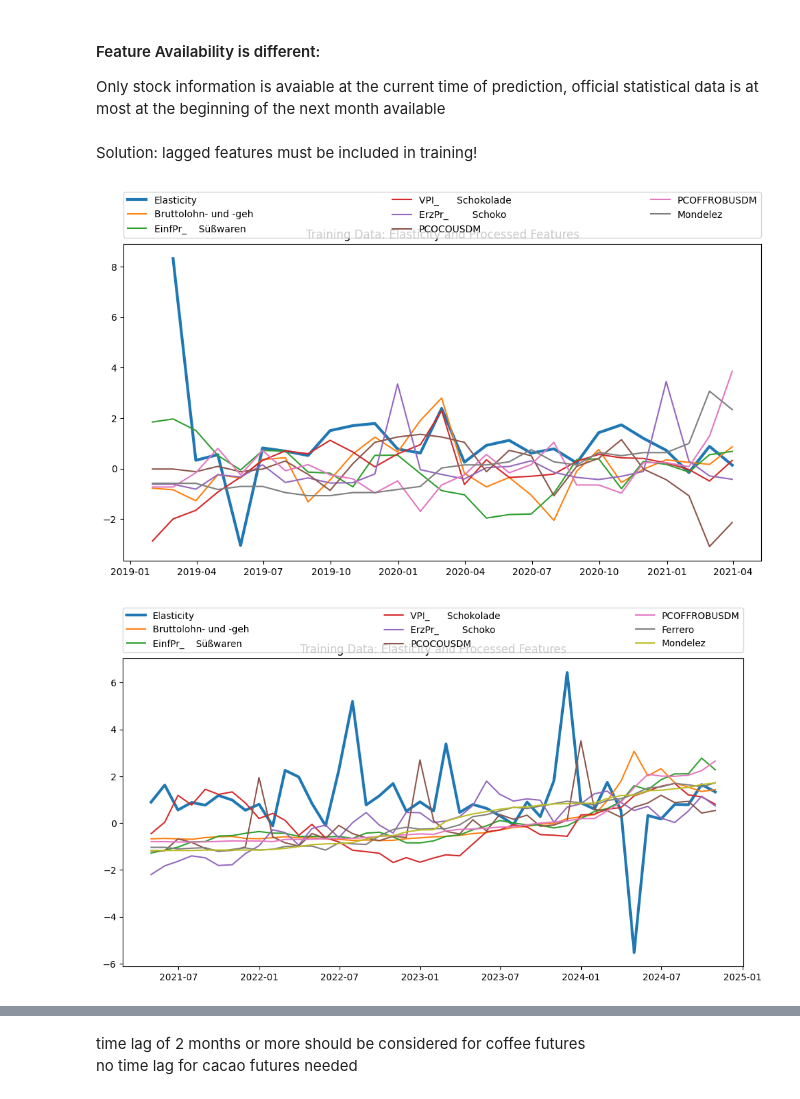
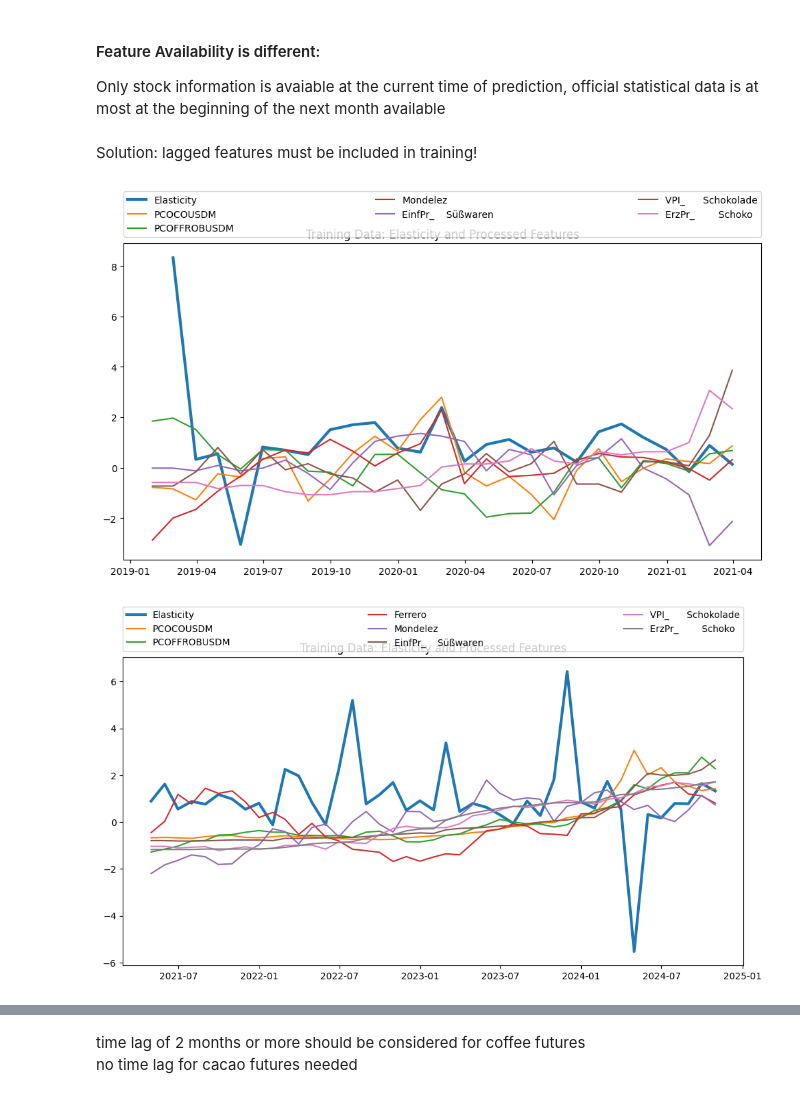
Before and after one commit to salimaabdalla/dpp_projekt_2026, a Jupyter notebook: notebooks/10_ARIMAX_monthly_updated_prediction.ipynb, the cells around one changed output, grey strips where cells are left out. Saved outputs shown, nothing was run; the diff lists cells and outputs as text; code cells hidden in the pictures.

Commit message:
ARIMAX pred on batches with eva

```diff
--- a/notebooks/10_ARIMAX_monthly_updated_prediction.ipynb
+++ b/notebooks/10_ARIMAX_monthly_updated_prediction.ipynb
@@ -83,7 +83,7 @@ df
 # %%
 # defining target and features
 target = 'elasticity'
-feature_names = df.iloc[:, [25,88,93,78,166,167,168,169,170]].columns.tolist()          # 144 wert kaffee rausgenommen wegen inhalt der target var!
+feature_names = df.iloc[:, [88,93,78,166,167,168,169,170]].columns.tolist()          # 144 wert kaffee rausgenommen wegen inhalt der target var!
 features =  feature_names       # defining extra object for later additions
 # all features: features = [col for col in df.columns if col != target]
 
@@ -176,7 +175,7 @@ Solution: lagged features must be included in training!
 # %%
 # defining lagged features for batch 1
 
-features_lagged_1 = X_train_1.iloc[:, 0:4].shift(1)  # creating lagged features for the first 4 features in the training set of batch 1
+features_lagged_1 = X_train_1.iloc[:, 0:3].shift(1)  # creating lagged features for the first 4 features in the training set of batch 1
 features_lagged_names_1 = features_lagged_1.columns.tolist()  # storing the names of the lagged features in a separate list for later use
 features_lagged_1.columns = [col + '_lagged' for col in features_lagged_1.columns]  # renaming lagged features to distinguish them from original features
 features_lagged_1 = features_lagged_1.fillna(method='bfill')  # filling NaN values in lagged features with backward fill method
@@ -184,20 +183,20 @@ features_lagged_1 = features_lagged_1.fillna(method='ffill')  # filling remainin
 
 # combining original features with lagged features for training and dropping original features which are now redundant due to lagged features
 X_train_1_combined = pd.concat([X_train_1, features_lagged_1], axis=1)
-X_train_1_combined.drop(columns=feature_names[0:4], inplace=True)  # dropping original features which are now redundant due to lagged features
+X_train_1_combined.drop(columns=feature_names[0:3], inplace=True)  # dropping original features which are now redundant due to lagged features
 
 # same for test set
-features_lagged_test_1 = X_test_1.iloc[:, 0:4].shift(1)
+features_lagged_test_1 = X_test_1.iloc[:, 0:3].shift(1)
 features_lagged_test_1.columns = [col + '_lagged' for col in features_lagged_test_1.columns]  # renaming lagged features to distinguish them from original features
 # filling NaN values in lagged features with data from training set to avoid data leakage
 features_lagged_test_1 = features_lagged_test_1.fillna(features_lagged_1.iloc[-1])  # filling NaN values in lagged features with last row of lagged features from training set
 features_lagged_test_1 = features_lagged_test_1.fillna(features_lagged_1.iloc[0])  # filling remaining NaN values in lagged features with first row of lagged features from training set
 X_test_1_combined = pd.concat([X_test_1, features_lagged_test_1], axis=1)
-X_test_1_combined.drop(columns=feature_names[0:4], inplace=True)  # dropping original features which are now redundant due to lagged features
+X_test_1_combined.drop(columns=feature_names[0:3], inplace=True)  # dropping original features which are now redundant due to lagged features
 
 
 # defining lagged features for batch 2
-features_lagged_2 = X_train_2.iloc[:, 0:4].shift(1)  # creating lagged features for the first 4 features in the training set of batch 2
+features_lagged_2 = X_train_2.iloc[:, 0:3].shift(1)  # creating lagged features for the first 4 features in the training set of batch 2
 features_lagged_names_2 = features_lagged_2.columns.tolist()  # storing the names of the lagged features in a separate list for later use
 features_lagged_2.columns = [col + '_lagged' for col in features_lagged_2.columns]  # renaming lagged features to distinguish them from original features
 
@@ -207,20 +206,20 @@ features_lagged_2 = features_lagged_2.fillna(method='ffill')  # filling remainin
 
 # combining original features with lagged features for training and dropping original features which are now redundant due to lagged features
 X_train_2_combined = pd.concat([X_train_2, features_lagged_2], axis=1)
-X_train_2_combined.drop(columns=feature_names[0:4], inplace=True)  # dropping original features which are now redundant due to lagged features
+X_train_2_combined.drop(columns=feature_names[0:3], inplace=True)  # dropping original features which are now redundant due to lagged features
 
 # same for test set
-features_lagged_test_2 = X_test_2.iloc[:, 0:4].shift(1)
+features_lagged_test_2 = X_test_2.iloc[:, 0:3].shift(1)
 features_lagged_test_2.columns = [col + '_lagged' for col in features_lagged_test_2.columns]  # renaming lagged features to distinguish them from original features
 # filling NaN values in lagged features with data from training set to avoid data leakage
 features_lagged_test_2 = features_lagged_test_2.fillna(features_lagged_2.iloc[-1])  # filling NaN values in lagged features with last row of lagged features from training set
 features_lagged_test_2 = features_lagged_test_2.fillna(features_lagged_2.iloc[0])  # filling remaining NaN values in lagged features with first row of lagged features from training set
 X_test_2_combined = pd.concat([X_test_2, features_lagged_test_2], axis=1)
-X_test_2_combined.drop(columns=feature_names[0:4], inplace=True)  # dropping original features which are now redundant due to lagged features
+X_test_2_combined.drop(columns=feature_names[0:3], inplace=True)  # dropping original features which are now redundant due to lagged features
 
 
 # defining lagged features for batch 3
-features_lagged_3 = X_train_3.iloc[:, 0:4].shift(1)  # creating lagged features for the first 4 features in the training set of batch 3
+features_lagged_3 = X_train_3.iloc[:, 0:3].shift(1)  # creating lagged features for the first 4 features in the training set of batch 3
 features_lagged_names_3 = features_lagged_3.columns.tolist()  # storing the names of the lagged features in a separate list for later use
 features_lagged_3.columns = [col + '_lagged' for col in features_lagged_3.columns]  # renaming lagged features to distinguish them from original features
 # filling NaN values in lagged features with data from training set to avoid data leakage
@@ -229,15 +228,15 @@ features_lagged_3 = features_lagged_3.fillna(method='ffill')  # filling remainin
 
 # combining original features with lagged features for training and dropping original features which are now redundant due to lagged features
 X_train_3_combined = pd.concat([X_train_3, features_lagged_3], axis=1)
-X_train_3_combined.drop(columns=feature_names[0:4], inplace=True)  # dropping original features which are now redundant due to lagged features
+X_train_3_combined.drop(columns=feature_names[0:3], inplace=True)  # dropping original features which are now redundant due to lagged features
 # same for test set
-features_lagged_test_3 = X_test_3.iloc[:, 0:4].shift(1)
+features_lagged_test_3 = X_test_3.iloc[:, 0:3].shift(1)
 features_lagged_test_3.columns = [col + '_lagged' for col in features_lagged_test_3.columns]  # renaming lagged features to distinguish them from original features
 # filling NaN values in lagged features with data from training set to avoid data leakage
 features_lagged_test_3 = features_lagged_test_3.fillna(features_lagged_3.iloc[-1])  # filling NaN values in lagged features with last row of lagged features from training set
 features_lagged_test_3 = features_lagged_test_3.fillna(features_lagged_3.iloc[0])  # filling remaining NaN values in lagged features with first row of lagged features from training set
 X_test_3_combined = pd.concat([X_test_3, features_lagged_test_3], axis=1)
-X_test_3_combined.drop(columns=feature_names[0:4], inplace=True)  # dropping original features which are now redundant due to lagged features
+X_test_3_combined.drop(columns=feature_names[0:3], inplace=True)  # dropping original features which are now redundant due to lagged features
 # %%
 # imputation and scaling of features for batch 1
 from sklearn.impute import SimpleImputer
@@ -266,32 +265,43 @@ X_test_2_processed = pipeline.transform(X_test_2_combined)
 # imputation and scaling of features for batch 3
 X_train_3_processed = pipeline.fit_transform(X_train_3_combined)
 X_test_3_processed = pipeline.transform(X_test_3_combined)
+# %%
+# converting training sets into dataframes for later use in prediction and plotting
+X_train_1_processed_df = pd.DataFrame(X_train_1_processed, columns=X_train_1_combined.columns, index=X_train_1_combined.index)
+X_train_2_processed_df = pd.DataFrame(X_train_2_processed, columns=X_train_2_combined.columns, index=X_train_2_combined.index)
+X_train_3_processed_df = pd.DataFrame(X_train_3_processed, columns=X_train_3_combined.columns, index=X_train_3_combined.index)
+
+
+# converting test sets into dataframes for later use in prediction and plotting
+X_test_1_processed_df = pd.DataFrame(X_test_1_processed, columns=X_test_1_combined.columns, index=X_test_1_combined.index)
+X_test_2_processed_df = pd.DataFrame(X_test_2_processed, columns=X_test_2_combined.columns, index=X_test_2_combined.index)
+X_test_3_processed_df = pd.DataFrame(X_test_3_processed, columns=X_test_3_combined.columns, index=X_test_3_combined.index)
 # %%
 # plotting target and processed features to see how they look like after imputation and scaling
 plt.figure(figsize=(12, 6))
 plt.plot(y_train_1, label='Elasticity', linewidth=3)
-X_train_1_processed_df = pd.DataFrame(X_train_1_processed, columns=X_train_1.columns, index=X_train_1.index)
-for feature in X_train_1.columns:
+
+for feature in X_train_1_processed_df.columns:
     plt.plot(X_train_1_processed_df[feature], label=feature[:20])  # plotting only first 20 characters of feature name for better visibility
 plt.legend(bbox_to_anchor=(0., 1.02, 1., .102), loc='lower left',
                       ncols=3, mode="expand", borderaxespad=0.)
 plt.title('Training Data: Elasticity and Processed Features')
 plt.show()
 # %% [output]
-[figure, old version]
+[figure, new version]
 # %%
 # plotting target and processed features to see how they look like after imputation and scaling
 plt.figure(figsize=(12, 6))
 plt.plot(y_train_2, label='Elasticity', linewidth=3)
-X_train_2_processed_df = pd.DataFrame(X_train_2_processed, columns=X_train_2.columns, index=X_train_2.index)
-for feature in X_train_2.columns:
+
+for feature in X_train_2_processed_df.columns:
     plt.plot(X_train_2_processed_df[feature], label=feature[:20])  # plotting only first 20 characters of feature name for better visibility
 plt.legend(bbox_to_anchor=(0., 1.02, 1., .102), loc='lower left',
                       ncols=3, mode="expand", borderaxespad=0.)
 plt.title('Training Data: Elasticity and Processed Features')
 plt.show()
 # %% [output]
-[figure, old version]
+[figure, new version]
 # %%
 # plotting target and processed features to see how they look like after imputation and scaling
 plt.figure(figsize=(12, 6))
```
Also changed, not shown: parts of 31 cells of this notebook.
